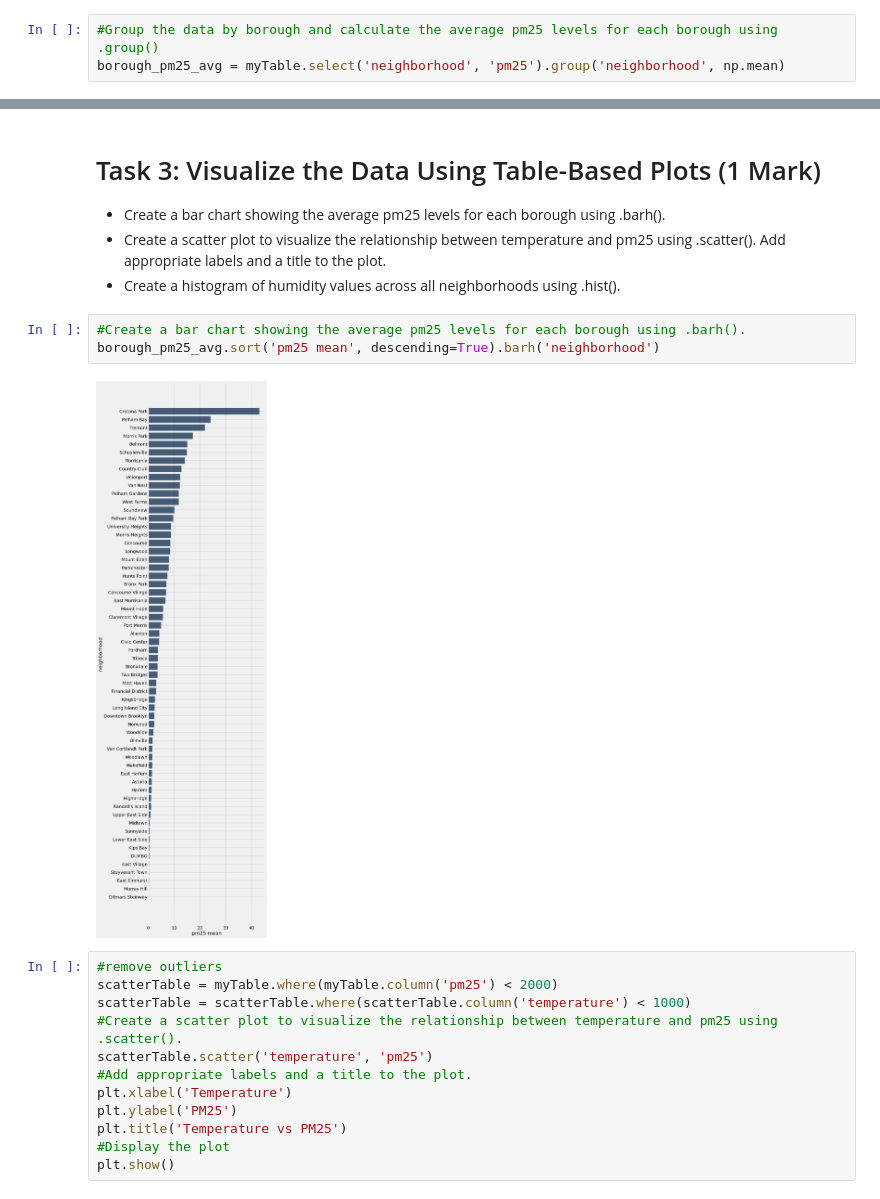
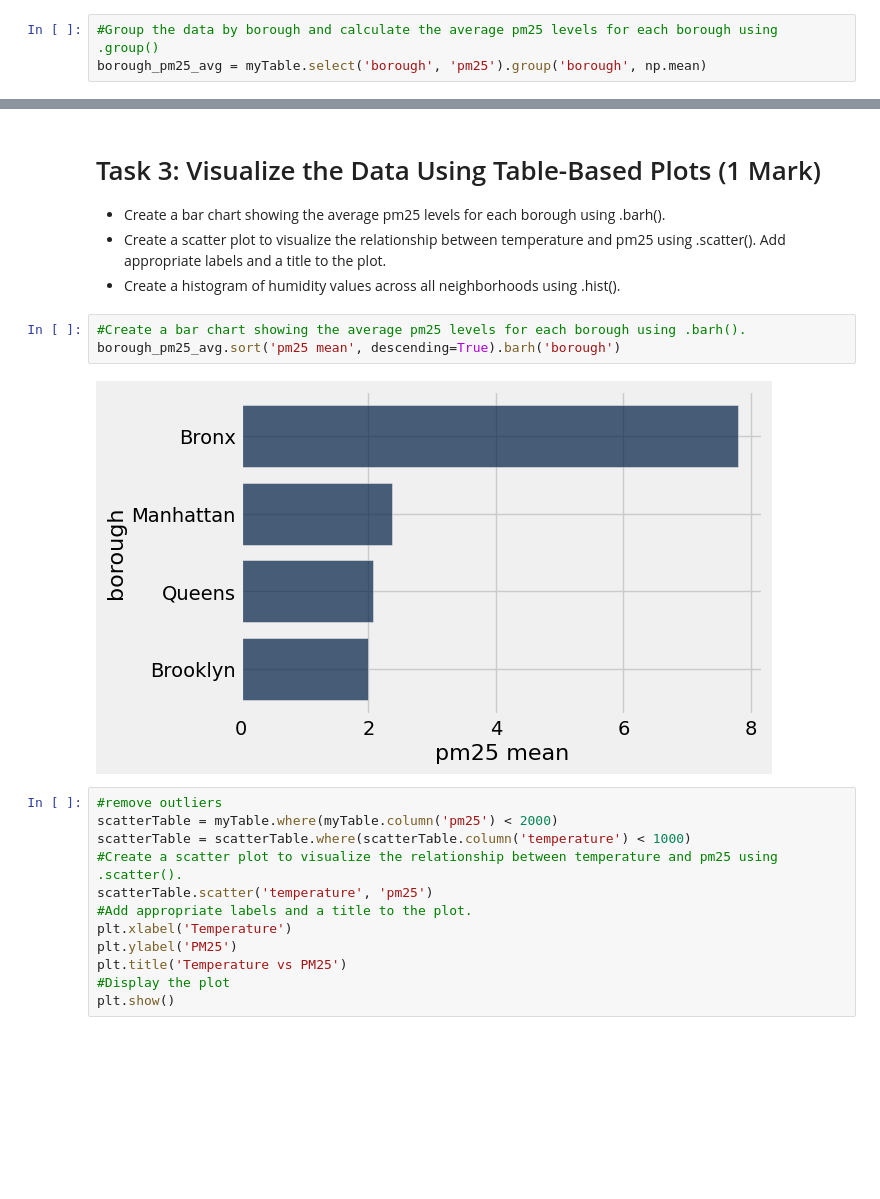
Before and after one commit to KhalidAlblooshi/Foundations_Of_Data_Science, a Jupyter notebook: Activity2_Khalid_Alblooshi.ipynb, the cells around one changed output, grey strips where cells are left out. Drawn from its saved outputs; the diff is of its cells as text; blank space fills up the shorter version.

```diff
--- a/Activity2_Khalid_Alblooshi.ipynb
+++ b/Activity2_Khalid_Alblooshi.ipynb
@@ -208,7 +208,7 @@ summary_table.show()
 | PM25 | 7.37452 | 3.02 | 0 | 3267.02 |
 # %%
 #Group the data by borough and calculate the average pm25 levels for each borough using .group()
-borough_pm25_avg = myTable.select('neighborhood', 'pm25').group('neighborhood', np.mean)
+borough_pm25_avg = myTable.select('borough', 'pm25').group('borough', np.mean)
 # %%
 #Display first 10 values of borough_pm25_avg
 borough_pm25_avg.show(10)
@@ -233,9 +226,9 @@ borough_pm25_avg.show(10)
 - Create a histogram of humidity values across all neighborhoods using .hist().
 # %%
 #Create a bar chart showing the average pm25 levels for each borough using .barh().
-borough_pm25_avg.sort('pm25 mean', descending=True).barh('neighborhood')
+borough_pm25_avg.sort('pm25 mean', descending=True).barh('borough')
 # %% [output]
-[figure, old version]
+[figure, new version]
 # %%
 #remove outliers
 scatterTable = myTable.where(myTable.column('pm25') < 2000)
```
Also changed, not shown: parts of 3 cells of this notebook.
